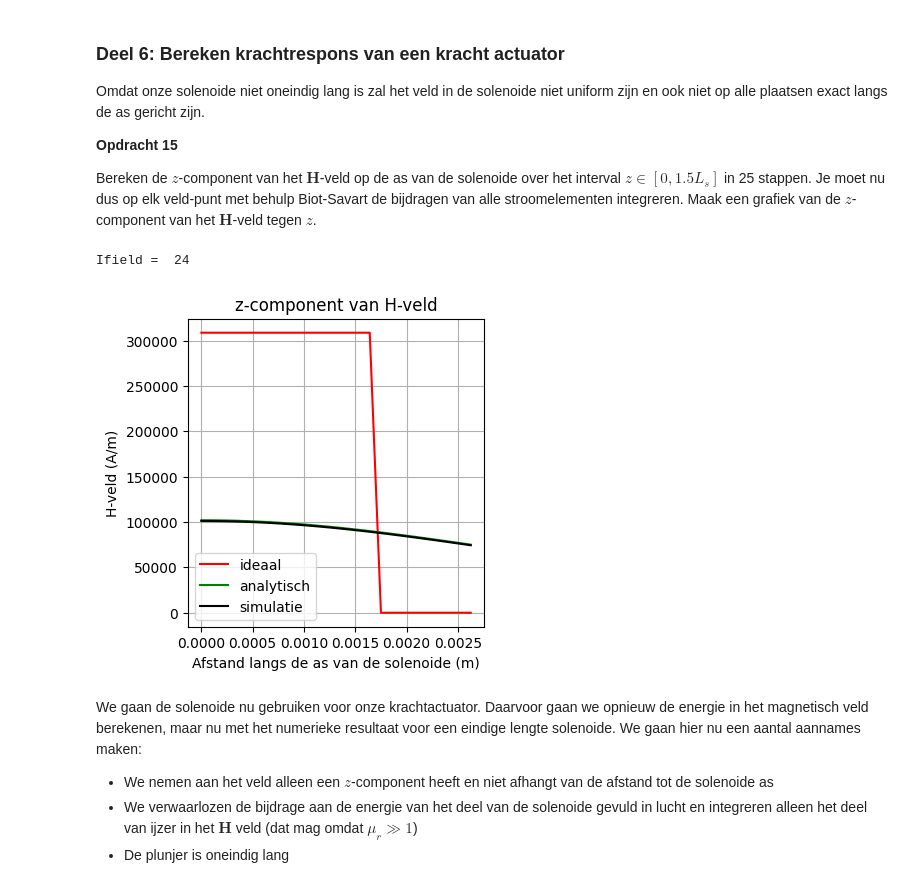
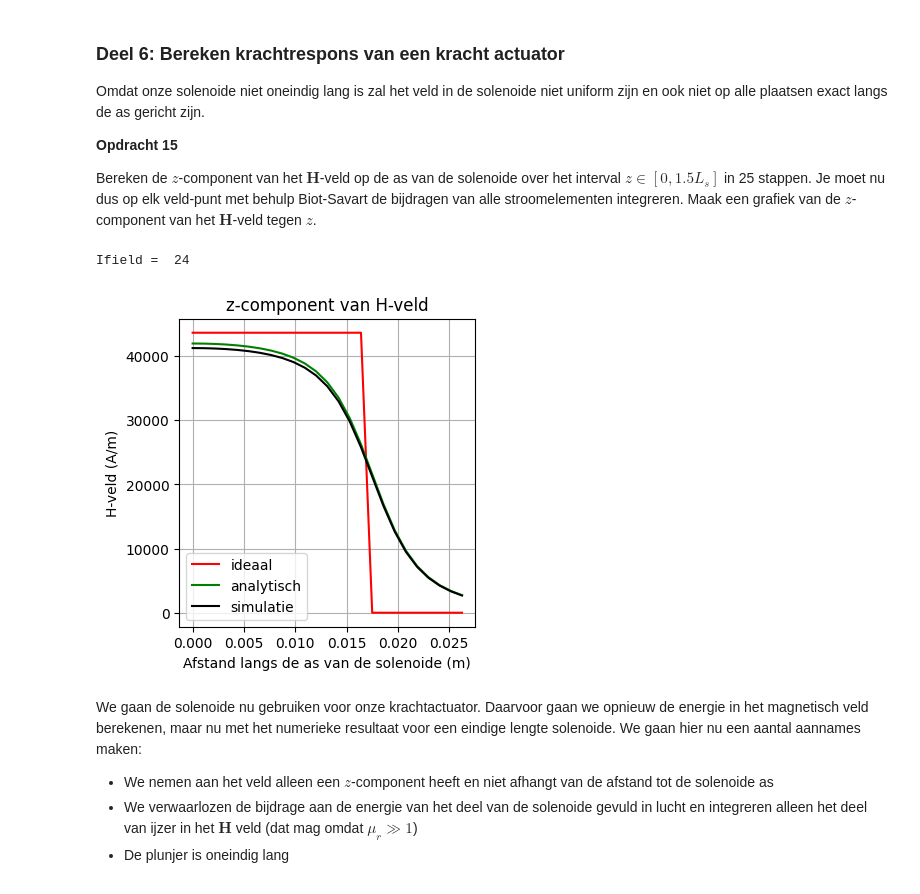
Before and after one commit to Xander1611/opdrachten-DEF-D-AB, a Jupyter notebook: 2KrachtactuatorOpdracht/2KrachtactuatorOpdracht/KrachtactuatorOpdracht.ipynb, the cells around one changed output. Saved outputs shown, nothing was run; the diff lists cells and outputs as text; code cells hidden in the pictures.

```diff
--- a/2KrachtactuatorOpdracht/2KrachtactuatorOpdracht/KrachtactuatorOpdracht.ipynb
+++ b/2KrachtactuatorOpdracht/2KrachtactuatorOpdracht/KrachtactuatorOpdracht.ipynb
@@ -464,10 +464,10 @@ b. Bereken de $x$, $y$ en $z$ coordinaten.\
 c. Bereken de spoed, in eenheden van aantal omwentelingen per meter, en print dit.
 # %%
 l_draad = L_d_2 # Lengte draad (m)
-r_sol = 0.005 # Straal solenoide (m)
-L_sol = 0.035 # Lengte solenoide (m)
-N = 180 # Aantal wikkeling
-t_stappen = 1000
+r_sol = r_s_2 # Straal solenoide (m)
+L_sol = L_s_2 # Lengte solenoide (m)
+N = L_d_2/(2*np.pi*r_s_2) # Aantal wikkeling
+t_stappen = 5000
 n = N/L_sol # spoed
 
 print("De spoed van onze draad is %.1f omwikkelingen per meter." % n)
@@ -493,15 +493,12 @@ Bereken het veld in het midden van de solenoide en vergelijk het met het analyti
 * Denk na over wat dl betekent en hoe jullie deze zou berekenen.
 * Bereken met de functie die jullie eerder geschreven hebben de contributies aan het $H$-veld en sommeer deze.
 # %%
-###
-###Jullie code hier###
-H_theoretisch = n*6*np.array([0,0,1])
+
+H_theoretisch = n*I*np.array([0,0,1])
 aantal_omwikkelingen = N
-t_stappen = 50000
+
 x,y,z = parametrisatie(t_stappen,r_sol,aantal_omwikkelingen,L_sol)
-dx,dy,dz = x[1] - x[0], y[1] - y[0] , z[1] - z[0]
 r_field = np.array([0,0,0])
-dl = np.array([dx,dy,dz])
 
 dH_2 = np.zeros((t_stappen,3))
 
@@ -514,5 +511,4 @@ for i in range(t_stappen-1):
 H_totaal = np.sum(dH_2,axis=0)
 print("Het veld voor een oneindig lange solenoide is ", H_theoretisch, " A/m." )
 print("Het analytisch berekende veld is " ,H_totaal," A/m.")
-###
 # %% [output]
@@ -527,10 +523,6 @@ Omdat onze solenoide niet oneindig lang is zal het veld in de solenoide niet uni
 Bereken de $z$-component van het $\mathbf{H}$-veld op de as van de solenoide over het interval $z \in [0, 1.5L_s]$ in 25 stappen. Je moet nu dus op elk veld-punt met behulp Biot-Savart de bijdragen van alle stroomelementen integreren. Maak een grafiek van de $z$-component van het $\mathbf{H}$-veld tegen $z$.
 # %%
 aantal_omwent = N
-aantal_omwentelingen = N
-t_stappen = 5000
-x, y, z = parametrisatie(t_stappen, r_sol, aantal_omwentelingen, L_sol)
-analytical_answer = n*I
 
 n_ax=25
 z_ax=np.linspace(0, 1.5*L_sol/2, n_ax)
@@ -545,34 +537,34 @@ for i_field in range(n_ax):
         # Bepaal dl en r_source en gebruik
         dx = x[i_source] - x[i_source-1]
         dy = y[i_source] - y[i_source-1]
         dz = z[i_source] - z[i_source-1]
         dl = np.array([dx, dy, dz])
         r_source = np.array([x[i_source-1], y[i_source-1], z[i_source-1]])
 
         Hsimulated += field_current_element(r_field, r_source, dl)
 
     # selecting the z-component
     H_ax[i_field,0]=Hsimulated[2]
 
 H_veld_ideaal=analytical_answer*np.ones(n_ax)*(1.0*(z_ax < L_sol/2))
 
 # dit is nog een aardige analytische uitdrukking die je kan uitrekenen voor de z-component op de as van een solenoide met eindige lengte
 H_veld_analytisch=(aantal_omwent*I/L_sol/2)*((L_sol/2-z_ax)/np.sqrt((z_ax- L_sol/2)**2 + r_sol**2)+(L_sol/2+z_ax)/np.sqrt((z_ax+ L_sol/2)**2 + r_sol**2))
 
 plt.figure(figsize=[13,4])
 plt.subplot(131)
 plt.title('z-component van H-veld')
 plt.plot(z_ax, H_veld_ideaal, '-r', label='ideaal')
 plt.plot(z_ax, H_veld_analytisch, '-g', label='analytisch')
 plt.plot(z_ax, H_ax, '-k', label='simulatie')
 plt.xlabel('Afstand langs de as van de solenoide (m)')
 plt.ylabel('H-veld (A/m)')
 plt.legend()
 plt.grid()
 plt.show()
 # %% [output]
 Ifield =  24
-[figure, old version]
+[figure, new version]
 # %% [markdown]
 We gaan de solenoide nu gebruiken voor onze krachtactuator. Daarvoor gaan we opnieuw de energie in het magnetisch veld berekenen, maar nu met het numerieke resultaat voor een eindige lengte solenoide. We gaan hier nu een aantal aannames maken:
 * We nemen aan het veld alleen een $z$-component heeft en niet afhangt van de afstand tot de solenoide as
```
Also changed, not shown: parts of 7 cells of this notebook.
